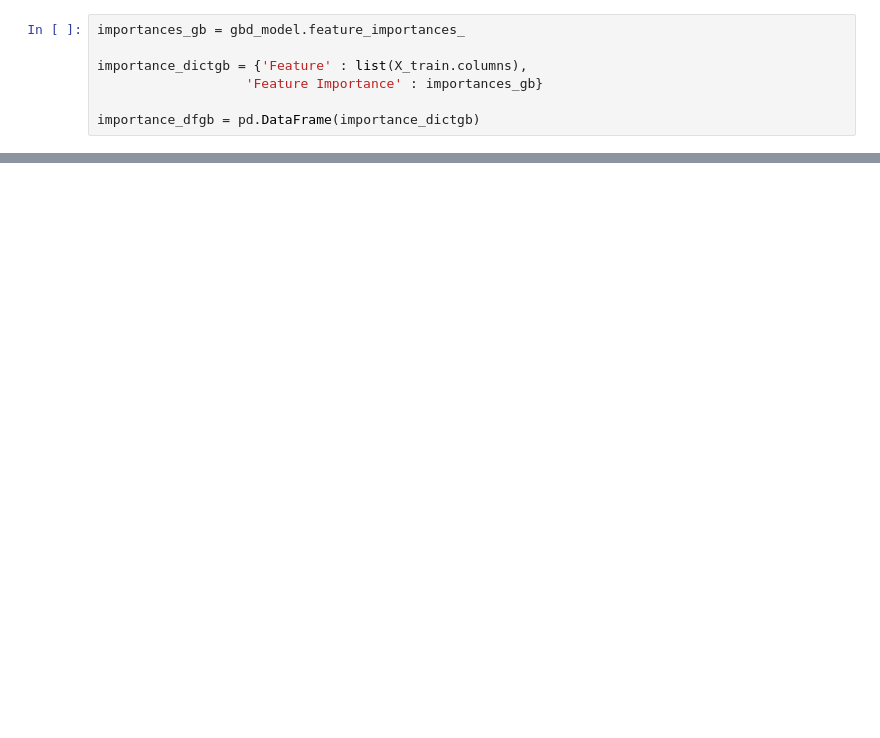
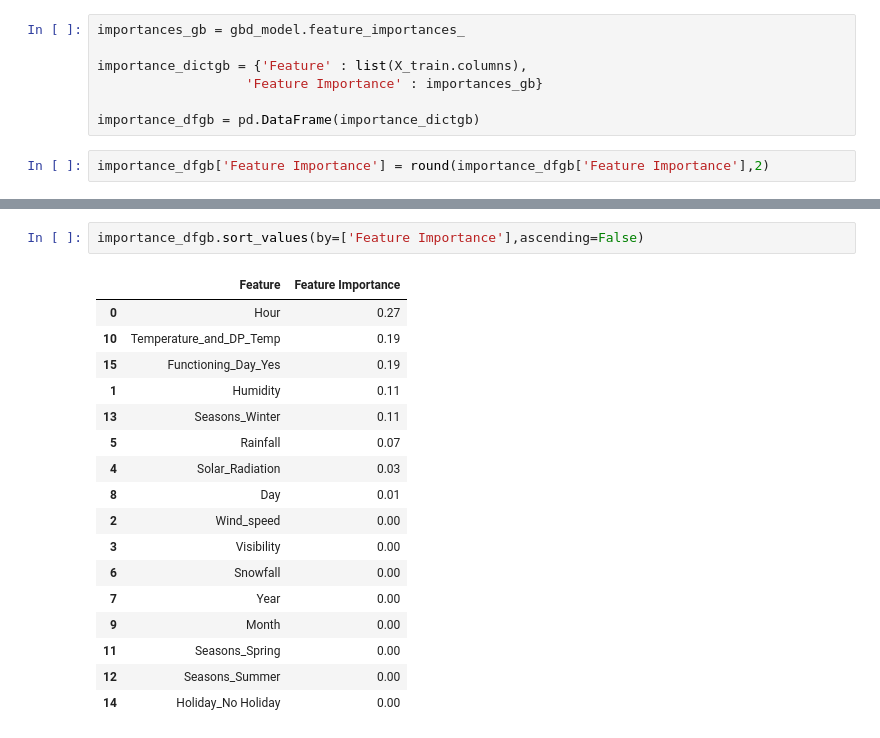
Before and after one commit to Creatrohit9/ROHIT-BHDAURIYA--Bike-Sharing-Demand-Prediction, a Jupyter notebook: ROHIT_BHADAURIYA(Proponent_Ds)_Bike_Sharing_Demand_Prediction_2_Capstone_Project.ipynb, the cells around one changed output, grey strips where cells are left out. Drawn from its saved outputs; the diff is of its cells as text; blank space fills up the shorter version.

```diff
--- a/ROHIT_BHADAURIYA(Proponent_Ds)_Bike_Sharing_Demand_Prediction_2_Capstone_Project.ipynb
+++ b/ROHIT_BHADAURIYA(Proponent_Ds)_Bike_Sharing_Demand_Prediction_2_Capstone_Project.ipynb
@@ -1349,3 +1345,5 @@ importance_dictgb = {'Feature' : list(X_train.columns),
                    'Feature Importance' : importances_gb}
 
 importance_dfgb = pd.DataFrame(importance_dictgb)
+# %%
+importance_dfgb['Feature Importance'] = round(importance_dfgb['Feature Importance'],2)
@@ -1351,0 +1359,20 @@ importance_dfgb = pd.DataFrame(importance_dictgb)
+# %%
+importance_dfgb.sort_values(by=['Feature Importance'],ascending=False)
+# %% [output]
+|  | Feature | Feature Importance |
+| 0 | Hour | 0.27 |
+| 10 | Temperature_and_DP_Temp | 0.19 |
+| 15 | Functioning_Day_Yes | 0.19 |
+| 1 | Humidity | 0.11 |
+| 13 | Seasons_Winter | 0.11 |
+| 5 | Rainfall | 0.07 |
+| 4 | Solar_Radiation | 0.03 |
+| 8 | Day | 0.01 |
+| 2 | Wind_speed | 0.00 |
+| 3 | Visibility | 0.00 |
+| 6 | Snowfall | 0.00 |
+| 7 | Year | 0.00 |
+| 9 | Month | 0.00 |
+| 11 | Seasons_Spring | 0.00 |
+| 12 | Seasons_Summer | 0.00 |
+| 14 | Holiday_No Holiday | 0.00 |
```
Also changed, not shown: parts of 34 cells of this notebook.
